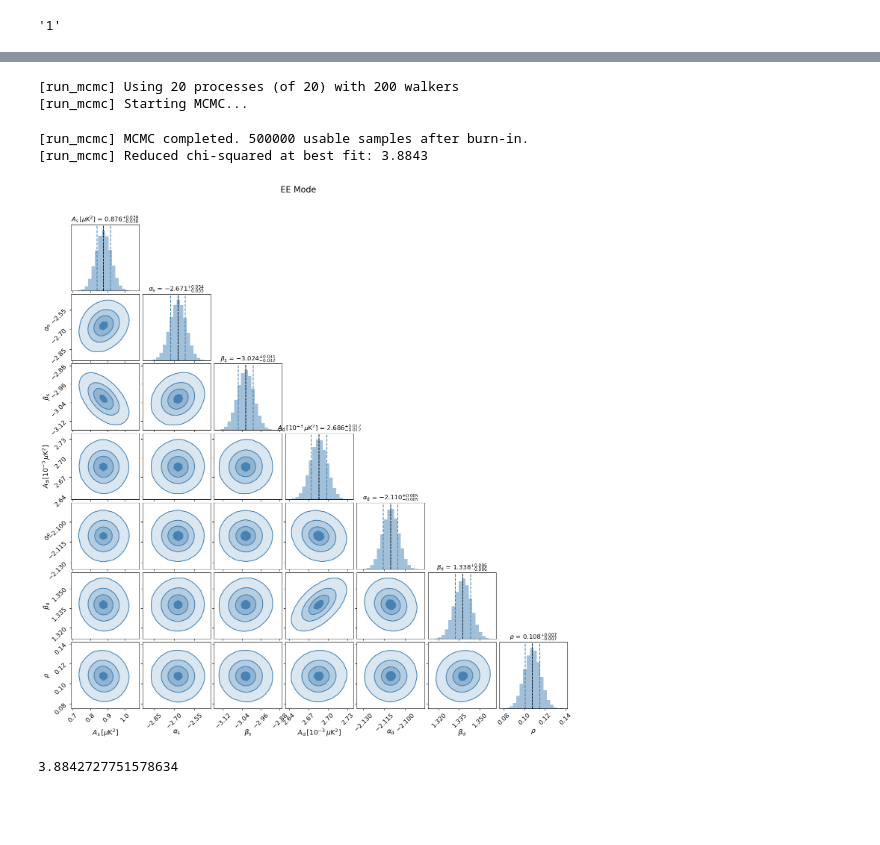
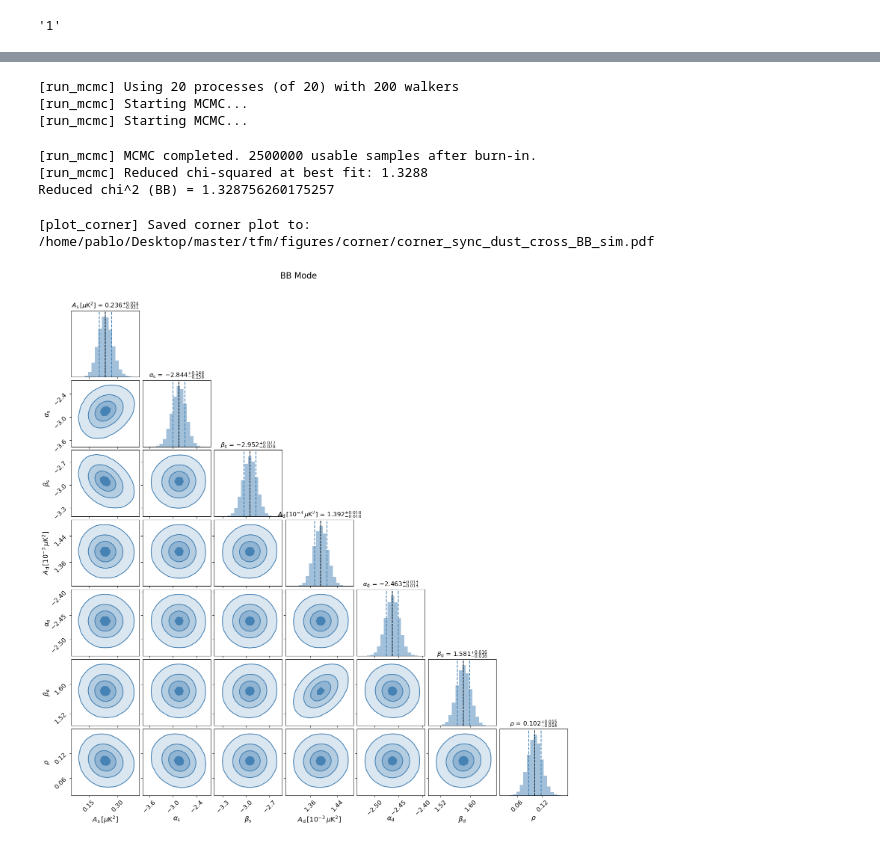
Before and after one commit to pablodeferra/tfm_pablo_de_ferra, a Jupyter notebook: python/1-methodology_tests/run_all_code.ipynb, the cells around one changed output, grey strips where cells are left out. Saved outputs shown, nothing was run; the diff lists cells and outputs as text; code cells hidden in the pictures; blank space fills up the shorter version.

```diff
--- a/python/1-methodology_tests/run_all_code.ipynb
+++ b/python/1-methodology_tests/run_all_code.ipynb
@@ -242,0 +251,23 @@ spectra_dict = functions.read_corrected_cls(path_corrected_spectra, band_list)
+# %%
+# Prepare EE data and run MCMC (power-law with prior and cross-only pairs)
+fit_data_EE = functions.prepare_mcmc_data(
+    spectra_dict,
+    band_list=band_list,
+    modes=['EE'],
+    ell_min=ell_min,
+    ell_max=ell_max,
+    band_pairs=band_pairs
+)
+
+sampler_EE, samples_full_EE, samples_free_EE, param_map_EE, chi2_reduced_EE = functions.run_mcmc(
+    fit_data=fit_data_EE,
+    fit_components=fit_components,
+    fit_c_terms=fit_c_terms,
+    nwalkers=nwalkers,
+    ninter=ninter,
+    discard_fraction=discard_fraction,
+    verbose=True,  # Show progress bar
+    fit_mode=fitting_mode
+)
+
+print(f'Reduced chi^2 (EE) = {chi2_reduced_EE}')
@@ -243,34 +286,37 @@ spectra_dict = functions.read_corrected_cls(path_corrected_spectra, band_list)
 # %%
-# Prepare data first
-fit_data = functions.prepare_mcmc_data(
+# Prepare BB data and run MCMC (power-law with prior and cross-only pairs)
+fit_data_BB = functions.prepare_mcmc_data(
     spectra_dict,
     band_list=band_list,
-    modes=[fit_mode],
+    modes=['BB'],
     ell_min=ell_min,
     ell_max=ell_max,
     band_pairs=band_pairs
 )
 
-# Run MCMC
-sampler, samples_full, samples_free, param_map, chi2_reduced = functions.run_mcmc(
-    fit_data=fit_data,
+# Run MCMC with the selected fitting mode
+sampler_BB, samples_full_BB, samples_free_BB, param_map_BB, chi2_reduced_BB = functions.run_mcmc(
+    fit_data=fit_data_BB,
     fit_components=fit_components,
     fit_c_terms=fit_c_terms,
     nwalkers=nwalkers,
     ninter=ninter,
-    discard_fraction=discard_fraction
+    discard_fraction=discard_fraction,
+    verbose=True,  # Show progress bar
+    fit_mode=fitting_mode
 )
+
+print(f'Reduced chi^2 (BB) = {chi2_reduced_BB}')
 # %% [output]
 [run_mcmc] Using 20 processes (of 20) with 200 walkers
 [run_mcmc] Starting MCMC...
+[run_mcmc] Starting MCMC...
-[run_mcmc] MCMC completed. 500000 usable samples after burn-in.
-[run_mcmc] Reduced chi-squared at best fit: 3.8843
+[run_mcmc] MCMC completed. 2500000 usable samples after burn-in.
+[run_mcmc] Reduced chi-squared at best fit: 1.3288
+Reduced chi^2 (BB) = 1.328756260175257
 # %%
 # Plot and save the corner plot
-fig = functions.plot_corner(samples_free, param_map, save_path, title=f'{fit_mode} Mode')
+fig_BB = functions.plot_corner(samples_free_BB, param_map_BB, save_path_BB, title=f'BB Mode')
 # %% [output]
+[plot_corner] Saved corner plot to: /home/pablo/Desktop/master/tfm/figures/corner/corner_sync_dust_cross_BB_sim.pdf
-[figure, old version]
+[figure, new version]
-# %%
-chi2_reduced
-# %% [output]
-3.8842727751578634
```
Also changed, not shown: parts of 21 cells of this notebook, 52 other files.
